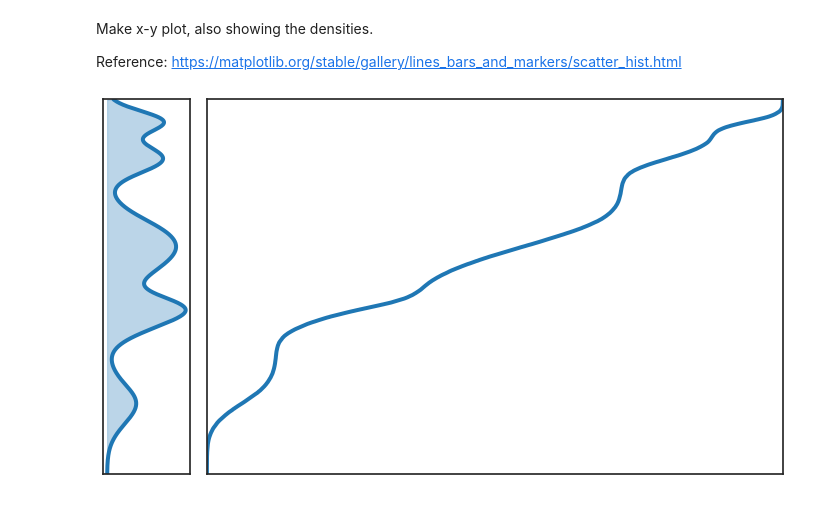
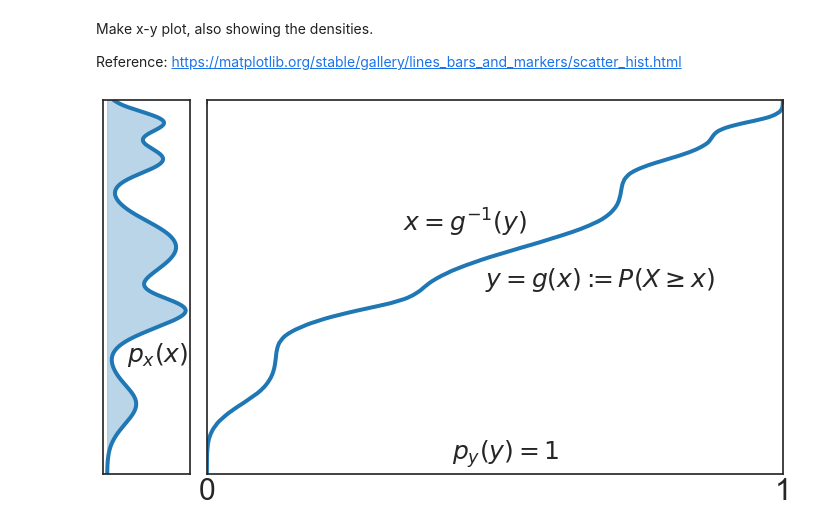
Before and after one commit to lgresele/independent-mechanism-analysis, a Jupyter notebook: figures/Figure_IGCI.ipynb, the cells around one changed output. Drawn from its saved outputs; the diff is of its cells as text; code cells hidden in the pictures.

Commit message:
add equations within figure

```diff
--- a/figures/Figure_IGCI.ipynb
+++ b/figures/Figure_IGCI.ipynb
@@ -144,10 +144,10 @@ with sns.axes_style("white"):
     ax_scatter.yaxis.set_ticks([])
     # Remove ticks from x axis
     ax_scatter.xaxis.set_ticks([])
-    # Ticks only in 0.0 and 1.0
-#     ax_scatter.xaxis.set_major_locator(FixedLocator([0.0, 1.0]))
+#     Ticks only in 0.0 and 1.0
+    ax_scatter.xaxis.set_major_locator(FixedLocator([0.0, 1.0]))
 
-ax_scatter.tick_params(direction='in', top=True, right=True, labelsize=35)
+ax_scatter.tick_params(direction='in', top=True, right=True, labelsize=30)
 
 with sns.axes_style("white"):
     ax_histy = plt.axes(rect_histy)
@@ -162,34 +162,41 @@ ax_histy.tick_params(direction='in', labelleft=False)
 # ax_scatter.scatter(x, y)
 with sns.axes_style("white"):
     ax_scatter.plot(x, y, linewidth=4)
 
 # now determine nice limits by hand:
 binwidth = 0.01
 lim = 1
 ax_scatter.set_xlim((0, 1))
 ax_scatter.set_ylim((0, 1))
 
 bins = np.arange(0, 1+binwidth, binwidth)
 
 # Add KDE plot of the density for y
 ax_histy.plot(kde_y(xx), xx,  color='C0', linewidth=4)
 ax_histy.fill_betweenx(xx, kde_y(xx), # xx,
               color='C0', alpha=0.3)
 
 # ax_histx.set_xlim(ax_scatter.get_xlim())
 ax_histy.set_ylim(ax_scatter.get_ylim())
 
+# Insert text here
+fontsize_math = 25
+plt.text(0.6, 0.3, r"$p_x(x)$", fontsize=fontsize_math)
+plt.text(10.5, 0.04, r"$p_y(y)=1$", fontsize=fontsize_math)
+plt.text(9.0, 0.65, r"$x=g^{-1}(y)$", fontsize=fontsize_math)
+plt.text(11.5, 0.5, r"$y=g(x):\!\!\!= P(X \geq x)$", fontsize=fontsize_math)
+
 plt.savefig(os.path.join(figure_path, 'IGCI_plot.png'), dpi=None, facecolor='w', edgecolor='w',
             orientation='portrait', format=None,
             transparent=True, bbox_inches='tight', pad_inches=0.1, metadata=None)
 
 plt.savefig(os.path.join(figure_path, 'IGCI_plot.pdf'), dpi=None, facecolor='w', edgecolor='w',
             orientation='portrait', format=None,
             transparent=True, bbox_inches='tight', pad_inches=0.1, metadata=None)
 
 plt.show()
 # %% [output]
-[figure, old version]
+[figure, new version]
 # %%
 # Maybe we can still insert some text (not sure what the best notation is, cause/effect, observation/source, or something neutral), e.g.:
 
```
